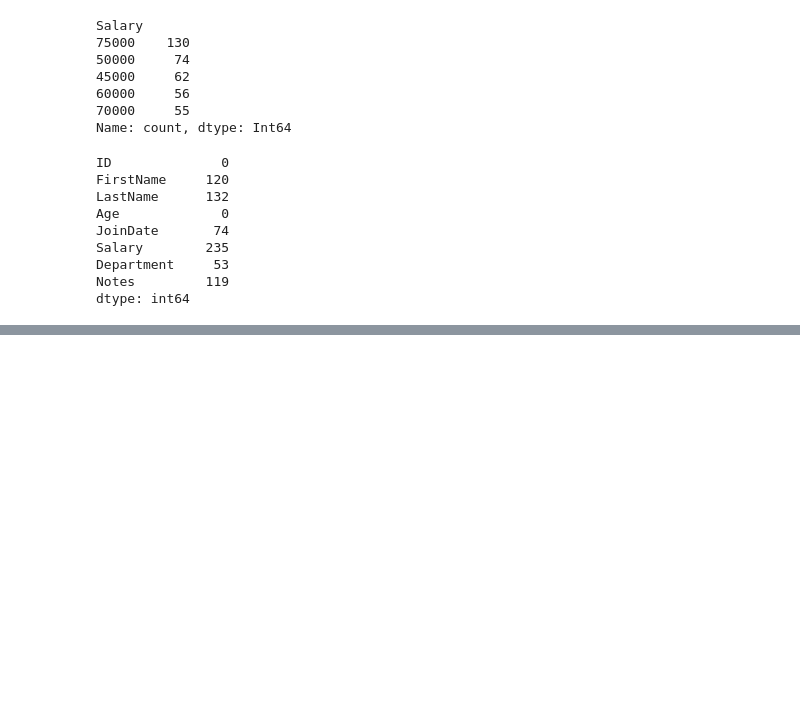
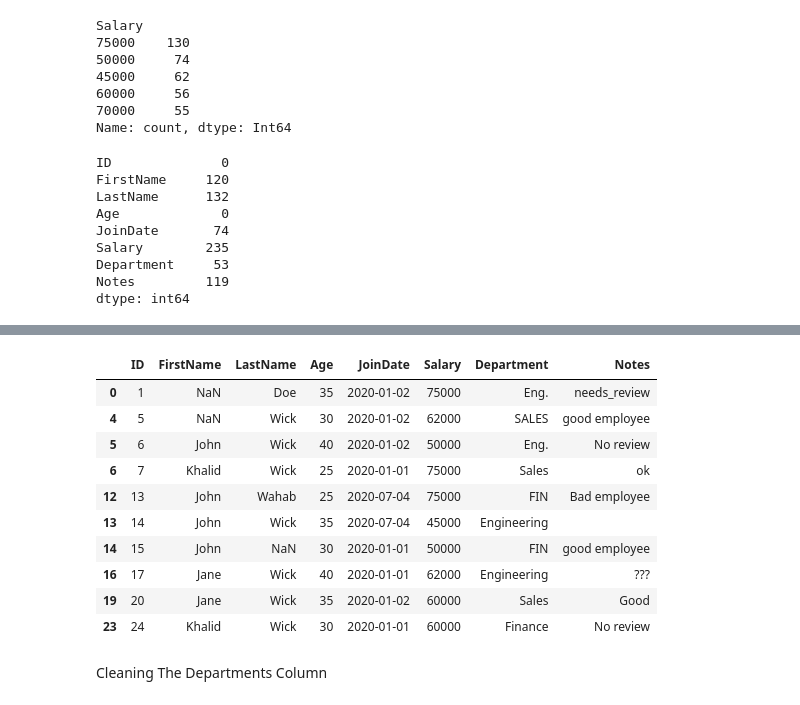
Before and after one commit to raphaelsimon9/Extracting_and_Visualizing_Stock_Data, a Jupyter notebook: messy_data.ipynb, the cells around one changed output, grey strips where cells are left out. Drawn from its saved outputs; the diff is of its cells as text; code cells hidden in the pictures; blank space fills up the shorter version.

```diff
--- a/messy_data.ipynb
+++ b/messy_data.ipynb
@@ -331,0 +367,13 @@ Name: Salary, Length: 612, dtype: Int64
+# %%
+# df['JoinDate']
+# pd.to_datetime(df['JoinDate'], errors = 'coerce', infer_datetime_format= True)
+# pd.to_datetime(df['JoinDate'].astype(str), errors='coerce')
+
+# pd.to_datetime(
+#     df['JoinDate'].astype(str).str.replace('[^0-9/]', '', regex=True),  # remove unwanted chars
+#     format=None,  # let pandas infer format
+#     errors='coerce',  # invalid ones become NaT
+# )
+
+df['JoinDate'] = pd.to_datetime(df['JoinDate'], format= 'mixed') # Worked effectively because of the new pandas format='mixed' that handles all mixed date formats properly
+df['JoinDate'] = df['JoinDate'].ffill() # (Forward Fill) Fills the NULL values with the value of the previous record (bfill() for backward fill)
@@ -331,0 +392,16 @@ Name: Salary, Length: 612, dtype: Int64
+# %%
+df.head(10)
+# %% [output]
+|  | ID | FirstName | LastName | Age | JoinDate | Salary | Department | Notes |
+| 0 | 1 | NaN | Doe | 35 | 2020-01-02 | 75000 | Eng. | needs_review |
+| 4 | 5 | NaN | Wick | 30 | 2020-01-02 | 62000 | SALES | good employee |
+| 5 | 6 | John | Wick | 40 | 2020-01-02 | 50000 | Eng. | No review |
+| 6 | 7 | Khalid | Wick | 25 | 2020-01-01 | 75000 | Sales | ok |
+| 12 | 13 | John | Wahab | 25 | 2020-07-04 | 75000 | FIN | Bad employee |
+| 13 | 14 | John | Wick | 35 | 2020-07-04 | 45000 | Engineering |  |
+| 14 | 15 | John | NaN | 30 | 2020-01-01 | 50000 | FIN | good employee |
+| 16 | 17 | Jane | Wick | 40 | 2020-01-01 | 62000 | Engineering | ??? |
+| 19 | 20 | Jane | Wick | 35 | 2020-01-02 | 60000 | Sales | Good |
+| 23 | 24 | Khalid | Wick | 30 | 2020-01-01 | 60000 | Finance | No review |
+# %% [markdown]
+Cleaning The Departments Column
```
Also changed, not shown: parts of 11 cells of this notebook.
